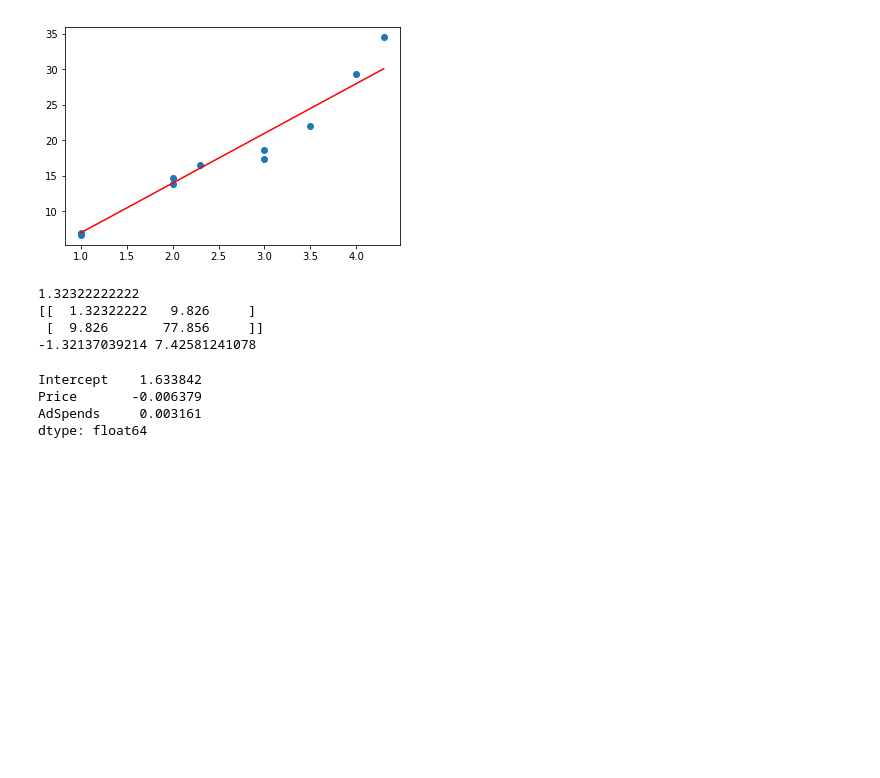
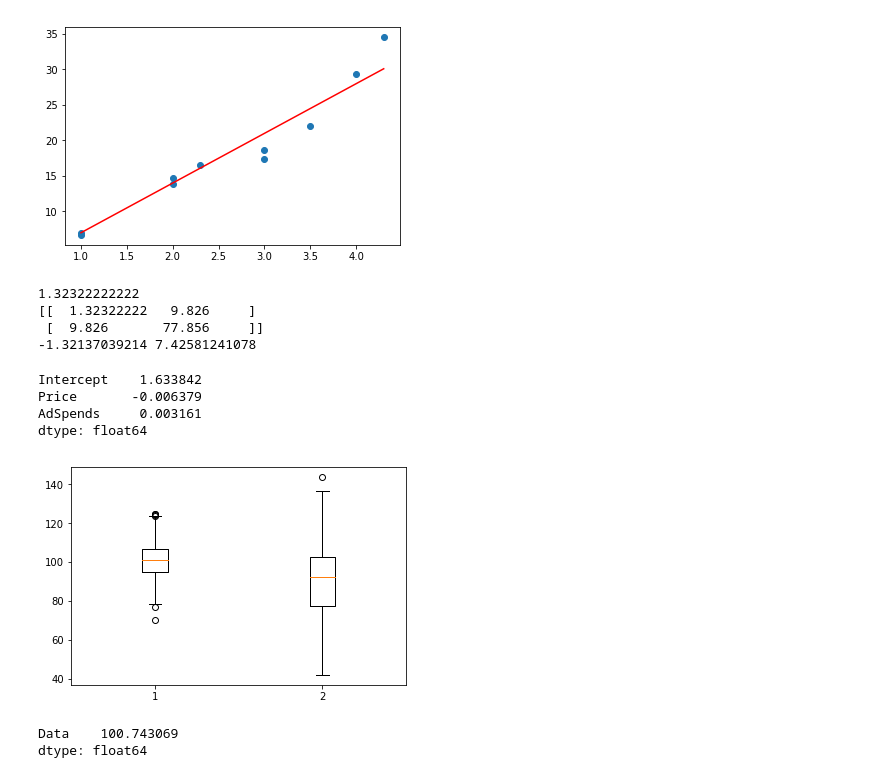
Before and after one commit to ashwingadam1/practice, a Jupyter notebook: Regression_Analysis.ipynb, the cells around one changed output. Saved outputs shown, nothing was run; the diff lists cells and outputs as text; code cells hidden in the pictures; blank space fills up the shorter version.

```diff
--- a/Regression_Analysis.ipynb
+++ b/Regression_Analysis.ipynb
@@ -106,3 +95,20 @@ Intercept    1.633842
 Price       -0.006379
 AdSpends     0.003161
 dtype: float64
+# %%
+np.random.seed(10)
+array1 = np.random.normal(100, 10, 200)
+array2 = np.random.normal(90, 20, 200)
+data = [array1, array2]
+fig = plt.figure()
+ax = fig.add_subplot(111)
+res = ax.boxplot(data)
+plt.show()
+# %% [output]
+[figure, added]
+# %%
+df = pd.DataFrame(array1,columns={'Data'})
+df[(np.abs(df.Data-df.Data.mean())>(3*df.Data.std()))]
+# %% [output]
+Data    100.743069
+dtype: float64
```
Also changed, not shown: parts of 8 cells of this notebook.
